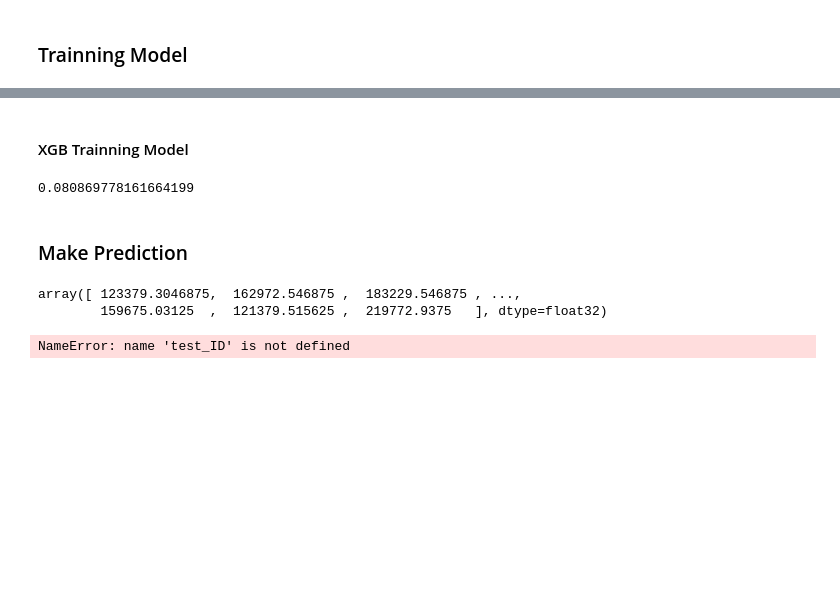
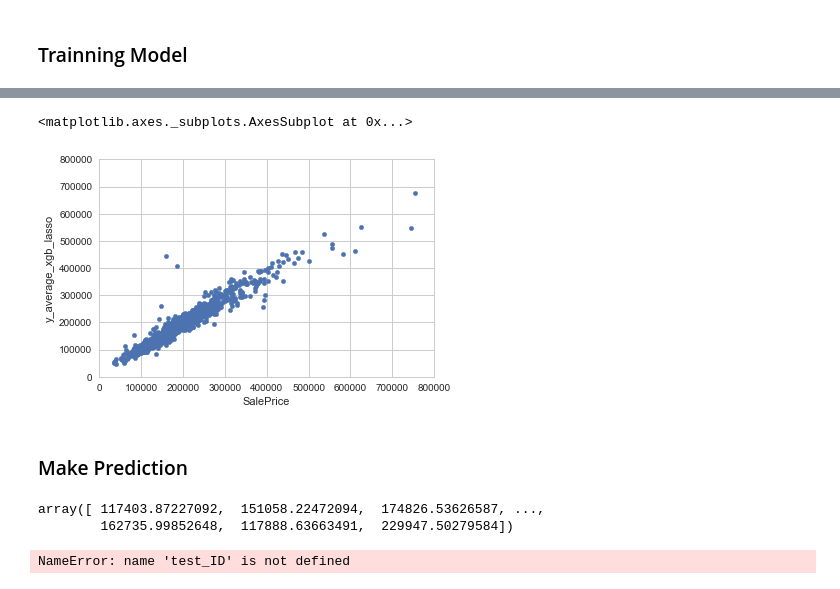
Before and after one commit to kkchuchu/kkchuchu.mushroom, a Jupyter notebook: kaggle/hp/House Prices- Advanced Regression Techniques.ipynb, the cells around one changed output, grey strips where cells are left out. Saved outputs shown, nothing was run; the diff lists cells and outputs as text; code cells hidden in the pictures; blank space fills up the shorter version.

```diff
--- a/kaggle/hp/House Prices- Advanced Regression Techniques.ipynb
+++ b/kaggle/hp/House Prices- Advanced Regression Techniques.ipynb
@@ -329,13 +334,3 @@ Gbr_model = GradientBoostingRegressor(n_estimators=3000, learning_rate=0.05,
 from sklearn.linear_model import Lasso
 
 meta_col = ['enet_result', 'xgb_result']
-# %%
-dr['y_pred'] = pd.Series(None, index=dr.index)
-n_folds = 5
-kf = KFold(n_splits=n_folds)
-for train_index, test_index in kf.split(dr):
-    lasso = Lasso(alpha =0.0005, random_state=1)
-    lasso.fit(dr[meta_col].iloc[train_index], dr[y_column].iloc[train_index])
-
-    y_pred = pd.DataFrame(lasso.predict(dr[meta_col].iloc[test_index]), columns = ['y_pred'], index=test_index)
-    dr.update(y_pred, raise_conflict=True)
@@ -374,6 +361,0 @@ XGBRegressor(base_score=0.5, booster='gbtree', colsample_bylevel=1,
-# %%
-enet_result = pd.DataFrame(enet.predict(dr[fet_c]), columns = ['enet_result'], index=dr.index)
-xgb_result = pd.DataFrame(model_xgb.predict(dr[fet_c]), columns=['xgb_result'], index=dr.index)
-
-dr.update(enet_result, raise_conflict=True)
-dr.update(xgb_result, raise_conflict=True)
@@ -388,6 +361,0 @@ Lasso(alpha=0.0005, copy_X=True, fit_intercept=True, max_iter=1000,
-# %%
-y_pred = pd.DataFrame(lasso.predict(dr[meta_col]), columns=['y_pred'], index=dr.index)
-
-dr.update(y_pred, raise_conflict=True)
-# %% [markdown]
-#### XGB Trainning Model
@@ -411,5 +361,0 @@ t.update(xgb_result, raise_conflict=True)
-# %%
-# rmse to rmsle do improve accuracy
-do_rmse(t[y_column], t[r_column]).mean()
-# %% [output]
-0.080869778161664199
@@ -416,3 +366,10 @@ do_rmse(t[y_column], t[r_column]).mean()
+# %%
+dr['y_average_xgb_lasso'] = pd.DataFrame(y_predict)
+# %%
+dr.plot.scatter(x='SalePrice', y='y_average_xgb_lasso', ylim=[0, 800000], xlim=[0,800000])
+# %% [output]
+<matplotlib.axes._subplots.AxesSubplot at 0x...>
+[figure, added]
 # %% [markdown]
 ### Make Prediction
 # %%
@@ -421,11 +379,11 @@ test = do_fill_na(test)
 test = do_cat2num(test, c_cat)
 # %%
 # result = sigma * (model_xgb.predict(test[c_fet])) + m
-result = np.exp(model_xgb.predict(test[c_fet]))
+result = result_from_xgb_lasso(test)
 result
 # %% [output]
-array([ 123379.3046875,  162972.546875 ,  183229.546875 , ...,
-        159675.03125  ,  121379.515625 ,  219772.9375   ], dtype=float32)
+array([ 117403.87227092,  151058.22472094,  174826.53626587, ...,
+        162735.99852648,  117888.63663491,  229947.50279584])
 # %%
 # write file for submission
 submission = pd.DataFrame()
```
Also changed, not shown: parts of 46 cells of this notebook.
